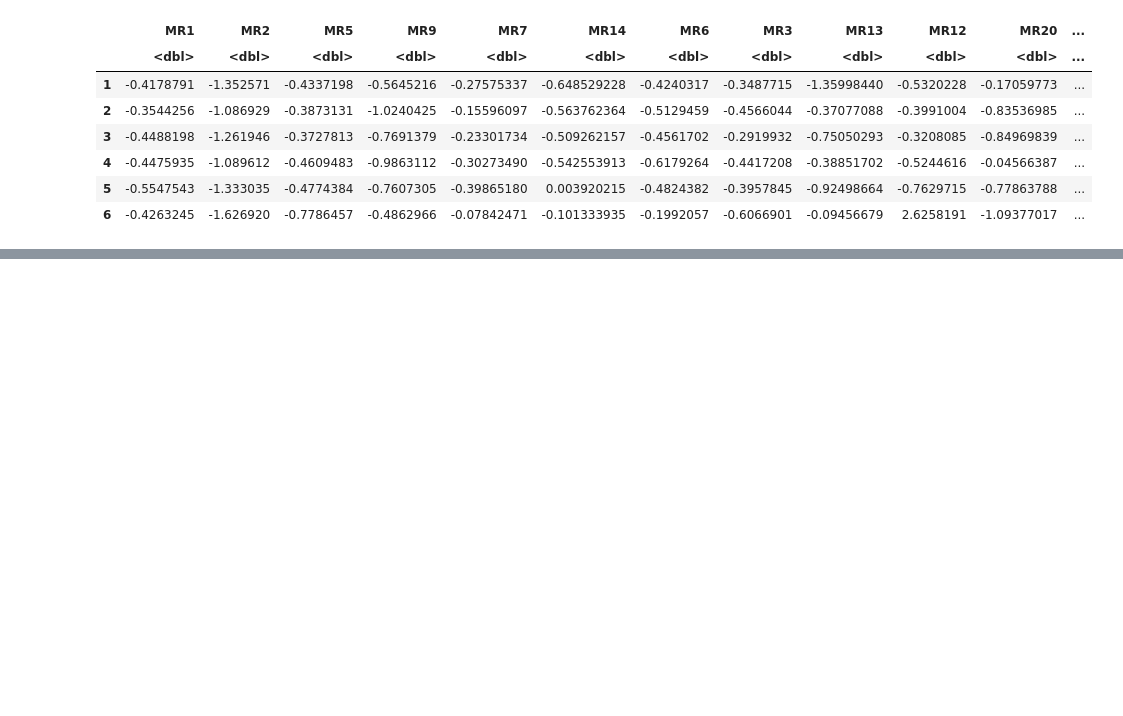
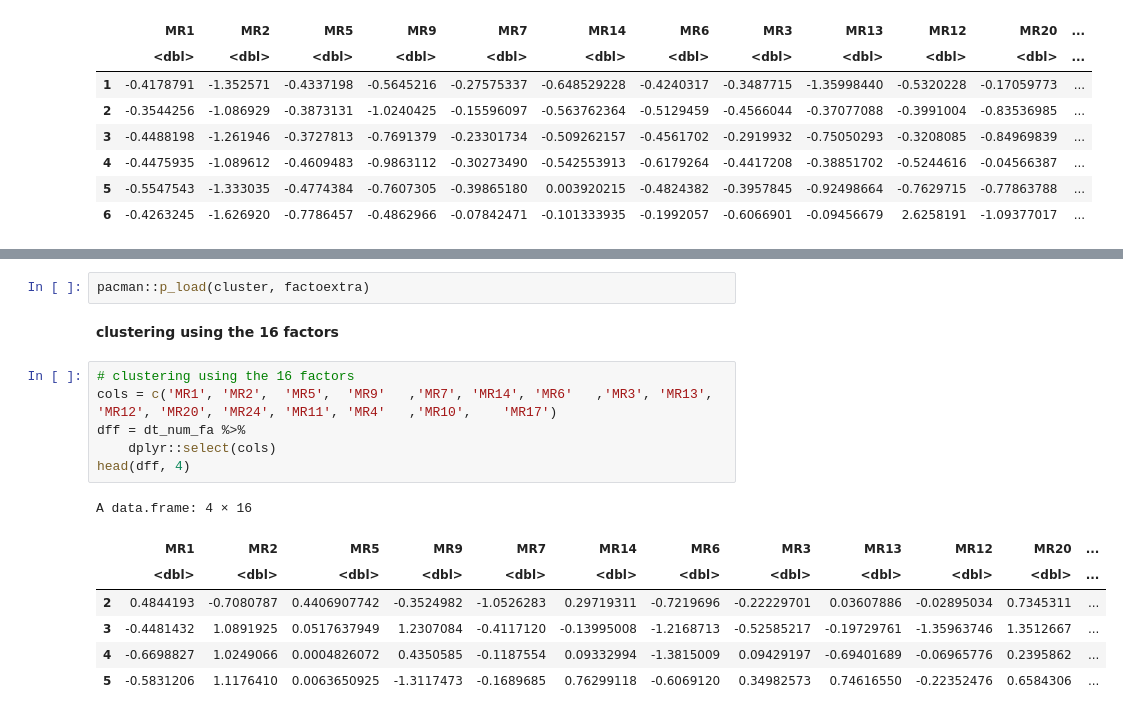
Before and after one commit to prakashsukhwal/Financial-Analytics-GARCH-Factor-Analysis-and-RNN-Models-, a Jupyter notebook: FA_sol_R_translation.ipynb, the cells around one changed output, grey strips where cells are left out. Cells and saved outputs as stored; diff of their text form; blank space fills up the shorter version.

```diff
--- a/FA_sol_R_translation.ipynb
+++ b/FA_sol_R_translation.ipynb
@@ -532,0 +555,18 @@ geom_line(aes(x =1:nrow(sorted_income) ,y = old.Income, colour = 'orange'), lwd=
+# %%
+pacman::p_load(cluster, factoextra)
+# %% [markdown]
+**clustering using the 16 factors**
+# %%
+# clustering using the 16 factors
+cols = c('MR1',	'MR2',	'MR5',	'MR9'	,'MR7',	'MR14',	'MR6'	,'MR3',	'MR13',	'MR12',	'MR20',	'MR24',	'MR11',	'MR4'	,'MR10',	'MR17')
+dff = dt_num_fa %>%
+    dplyr::select(cols)
+head(dff, 4)
+# %% [output]
+A data.frame: 4 × 16
+|  | MR1 | MR2 | MR5 | MR9 | MR7 | MR14 | MR6 | MR3 | MR13 | MR12 | MR20 | ... |
+|  | <dbl> | <dbl> | <dbl> | <dbl> | <dbl> | <dbl> | <dbl> | <dbl> | <dbl> | <dbl> | <dbl> | ... |
+| 2 | 0.4844193 | -0.7080787 | 0.4406907742 | -0.3524982 | -1.0526283 | 0.29719311 | -0.7219696 | -0.22229701 | 0.03607886 | -0.02895034 | 0.7345311 | ... |
+| 3 | -0.4481432 | 1.0891925 | 0.0517637949 | 1.2307084 | -0.4117120 | -0.13995008 | -1.2168713 | -0.52585217 | -0.19729761 | -1.35963746 | 1.3512667 | ... |
+| 4 | -0.6698827 | 1.0249066 | 0.0004826072 | 0.4350585 | -0.1187554 | 0.09332994 | -1.3815009 | 0.09429197 | -0.69401689 | -0.06965776 | 0.2395862 | ... |
+| 5 | -0.5831206 | 1.1176410 | 0.0063650925 | -1.3117473 | -0.1689685 | 0.76299118 | -0.6069120 | 0.34982573 | 0.74616550 | -0.22352476 | 0.6584306 | ... |
```
Also changed, not shown: parts of 10 cells of this notebook.
